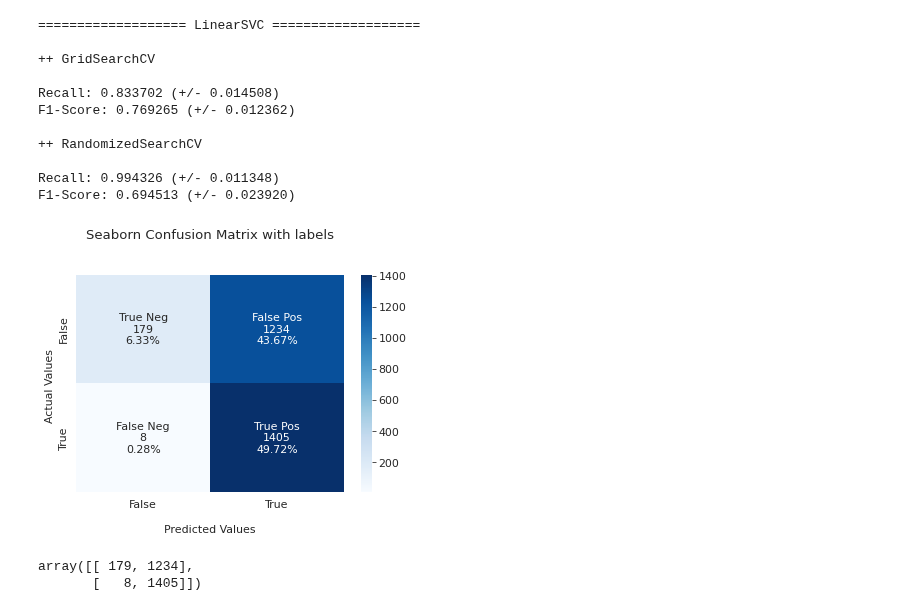
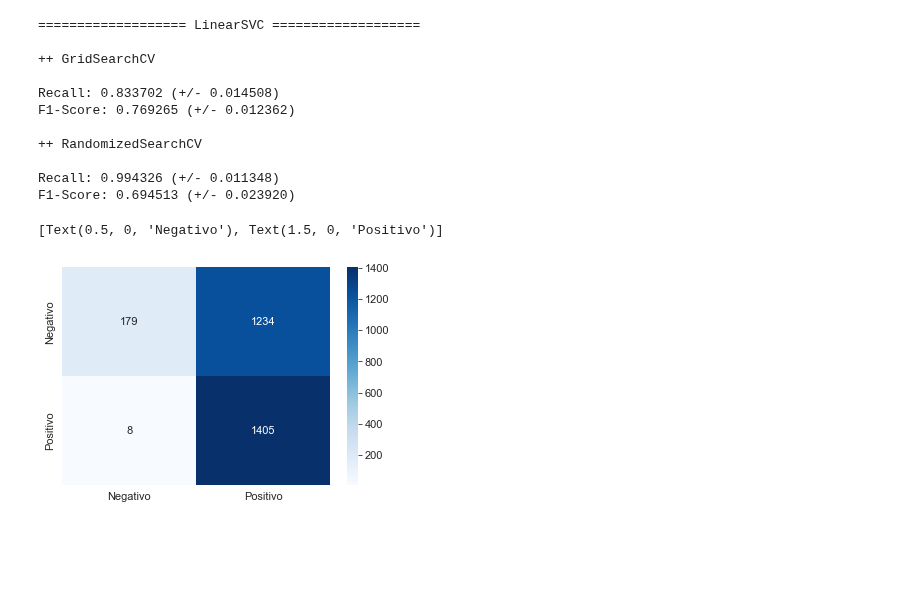
Before and after one commit to LuisCSGuimaraes/ChurnPrediction, a Jupyter notebook: Notebook/Churn Prediction.ipynb, the cells around one changed output. Saved outputs shown, nothing was run; the diff lists cells and outputs as text; code cells hidden in the pictures; blank space fills up the shorter version.

Commit message:
Confusion Matrix

```diff
--- a/Notebook/Churn Prediction.ipynb
+++ b/Notebook/Churn Prediction.ipynb
@@ -1915,48 +1937,12 @@ F1-Score: 0.694513 (+/- 0.023920)
 from sklearn.model_selection import cross_val_predict
 from sklearn.metrics import confusion_matrix
 
-lsvc_final = LinearSVC(tol=0.0001,
-               penalty='l1',
-               multi_class='crammer_singer',
-               loss='hinge',
-               intercept_scaling=10,
-               fit_intercept=True,
-               dual=True,
-               C=1000,
-               random_state=seed)
-
-y_pred = cross_val_predict(lsvc_final, X_train, y_train, random_state=seed)
+y_pred = cross_val_predict(lsvc_random, X_train, y_train)
 conf_mat = confusion_matrix(y_train, y_pred)
-# %%
-group_names = ['True Neg','False Pos','False Neg','True Pos']
-
-group_counts = ["{0:0.0f}".format(value) for value in
-                conf_mat.flatten()]
-
-group_percentages = ["{0:.2%}".format(value) for value in
-                     conf_mat.flatten()/np.sum(conf_mat)]
-
-labels = [f"{v1}\n{v2}\n{v3}" for v1, v2, v3 in
-          zip(group_names,group_counts,group_percentages)]
-
-labels = np.asarray(labels).reshape(2,2)
-
-ax = sns.heatmap(conf_mat, annot=labels, fmt='', cmap='Blues')
-
-ax.set_title('Seaborn Confusion Matrix with labels\n\n');
-ax.set_xlabel('\nPredicted Values')
-ax.set_ylabel('Actual Values ');
-
-## Ticket labels - List must be in alphabetical order
-ax.xaxis.set_ticklabels(['False','True'])
-ax.yaxis.set_ticklabels(['False','True'])
-
-## Display the visualization of the Confusion Matrix.
-plt.show()
-# %% [output]
-[figure, removed]
-# %%
-conf_mat
-# %% [output]
-array([[ 179, 1234],
-       [   8, 1405]])
+# %%
+mtx = sns.heatmap(conf_mat, annot=True, fmt='g', cmap='Blues')
+mtx.set_yticklabels(['Negativo','Positivo'])
+mtx.set_xticklabels(['Negativo','Positivo'])
+# %% [output]
+[Text(0.5, 0, 'Negativo'), Text(1.5, 0, 'Positivo')]
+[figure, added]
```
Also changed, not shown: parts of 20 cells of this notebook.
